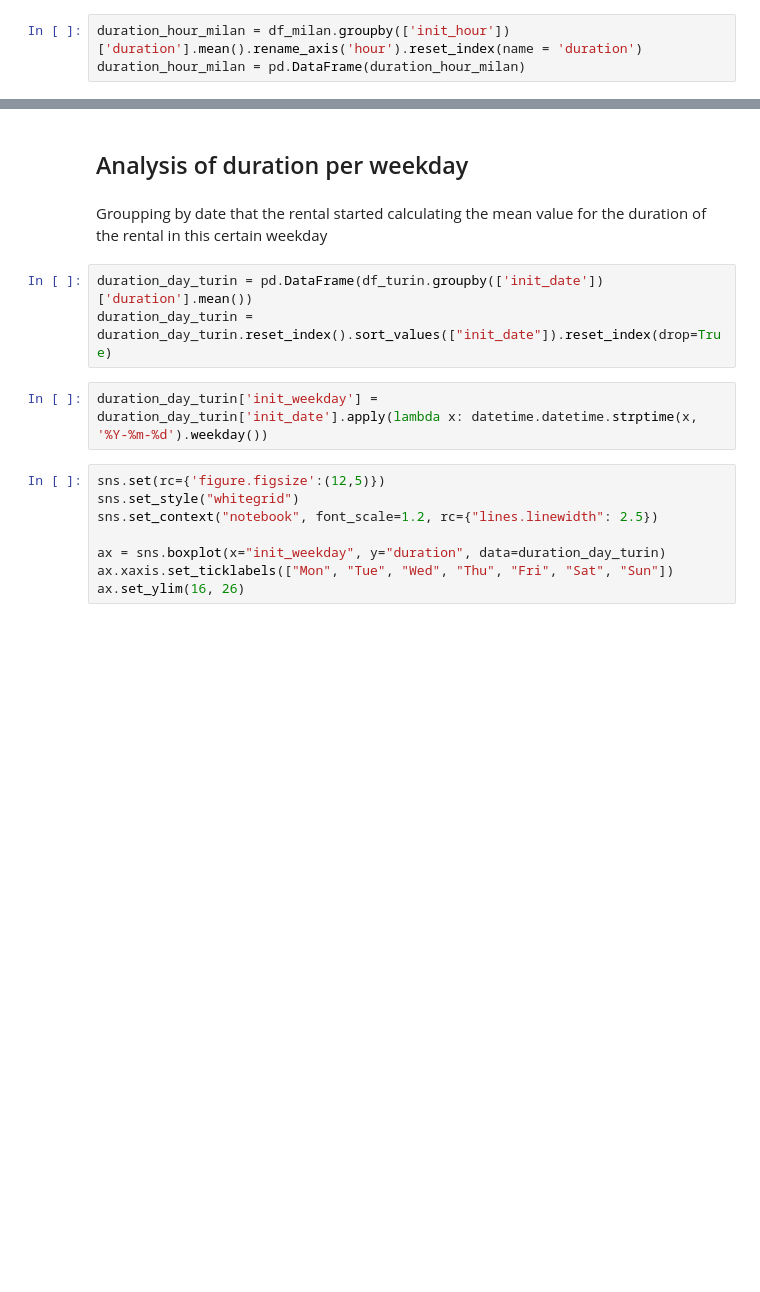
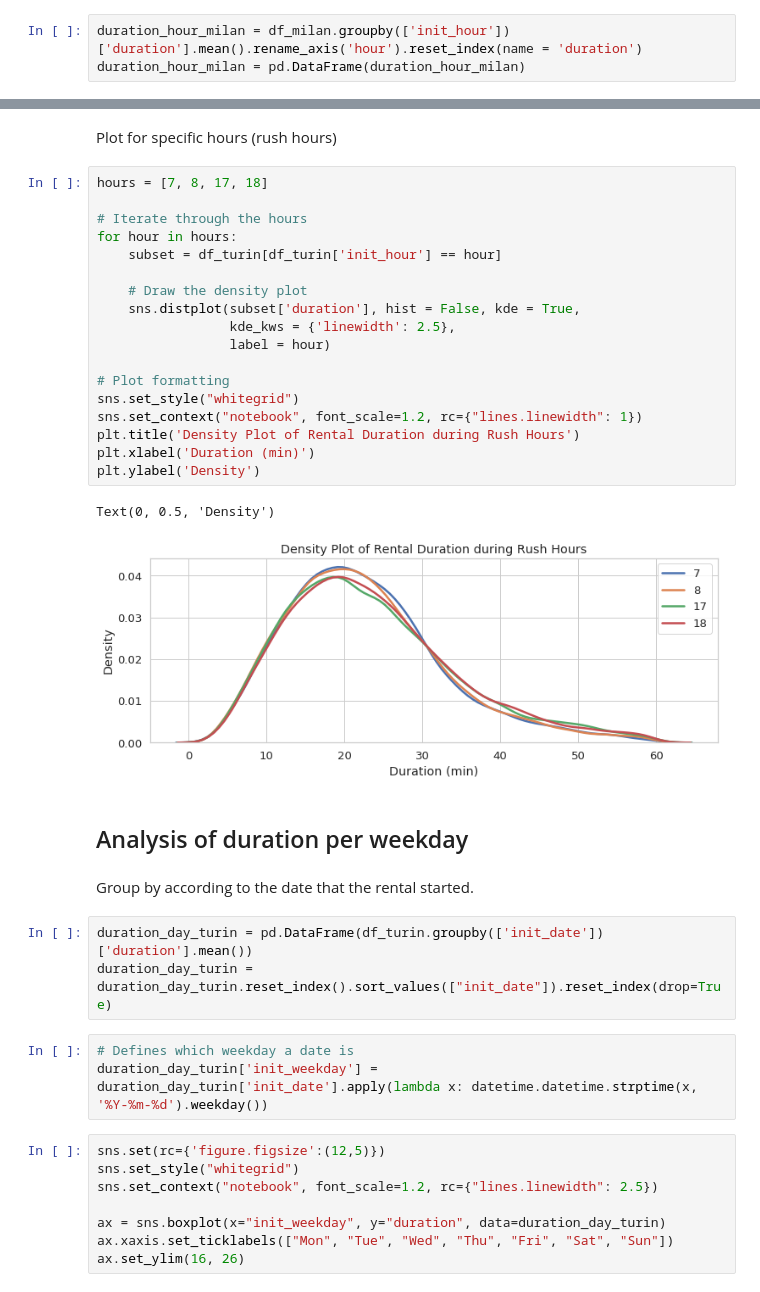
Before and after one commit to claudiacdlira/SmartData, a Jupyter notebook: notebooks/data_characterization_rentals.ipynb, the cells around one changed output, grey strips where cells are left out. Cells and saved outputs as stored; diff of their text form; blank space fills up the shorter version.

```diff
--- a/notebooks/data_characterization_rentals.ipynb
+++ b/notebooks/data_characterization_rentals.ipynb
@@ -355,11 +369,35 @@ plt.legend(loc='upper center', bbox_to_anchor=(0.5, 1.15), ncol=3, frameon=False
+# %% [markdown]
+Plot for specific hours (rush hours)
+# %%
+hours = [7, 8, 17, 18]
+
+# Iterate through the hours
+for hour in hours:
+    subset = df_turin[df_turin['init_hour'] == hour]
+
+    # Draw the density plot
+    sns.distplot(subset['duration'], hist = False, kde = True,
+                 kde_kws = {'linewidth': 2.5},
+                 label = hour)
+
+# Plot formatting
+sns.set_style("whitegrid")
+sns.set_context("notebook", font_scale=1.2, rc={"lines.linewidth": 1})
+plt.title('Density Plot of Rental Duration during Rush Hours')
+plt.xlabel('Duration (min)')
+plt.ylabel('Density')
+# %% [output]
+Text(0, 0.5, 'Density')
+[figure, added]
 # %% [markdown]
 ## Analysis of duration per weekday
-# %% [markdown]
-Groupping by date that the rental started calculating the mean value for the duration of the rental in this certain weekday
+# %% [markdown]
+Group by according to the date that the rental started.
 # %%
 duration_day_turin = pd.DataFrame(df_turin.groupby(['init_date'])['duration'].mean())
 duration_day_turin = duration_day_turin.reset_index().sort_values(["init_date"]).reset_index(drop=True)
 # %%
+# Defines which weekday a date is
 duration_day_turin['init_weekday'] = duration_day_turin['init_date'].apply(lambda x: datetime.datetime.strptime(x, '%Y-%m-%d').weekday())
 # %%
 sns.set(rc={'figure.figsize':(12,5)})
```
Also changed, not shown: parts of 9 cells of this notebook.
